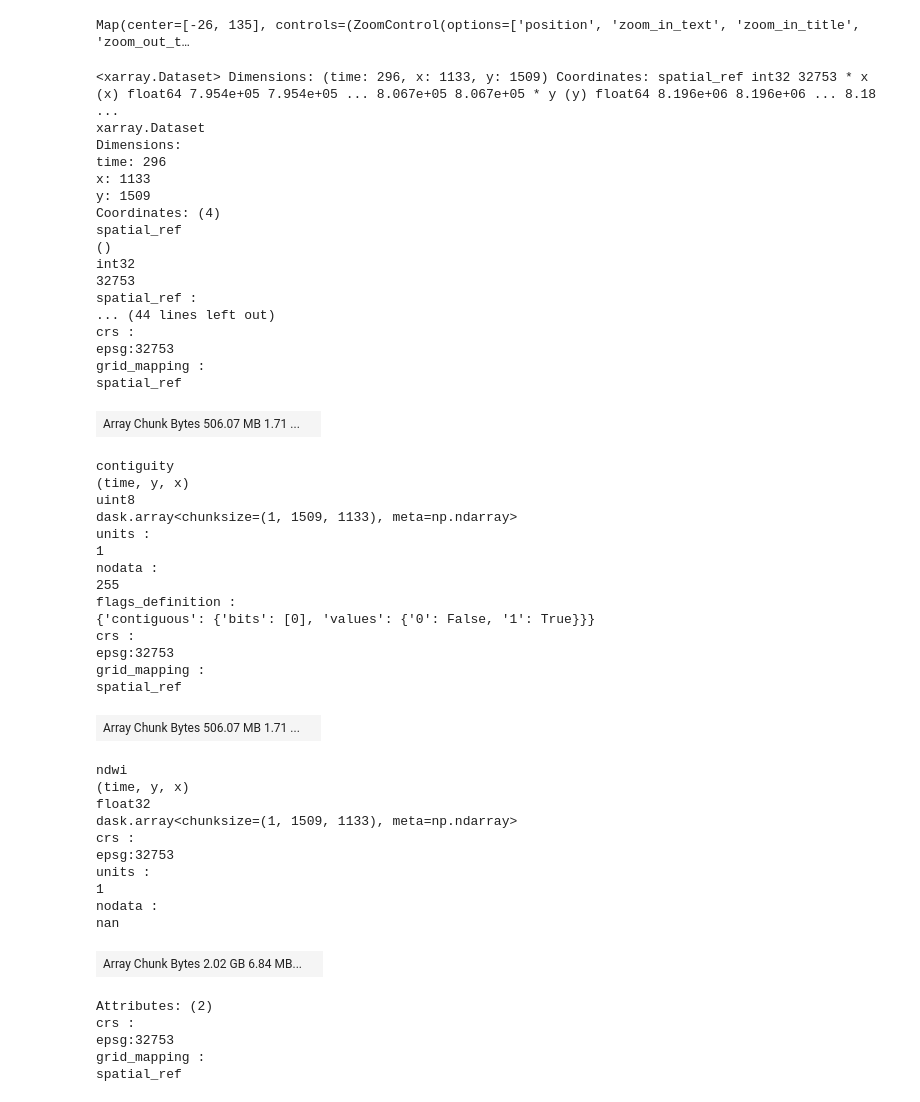
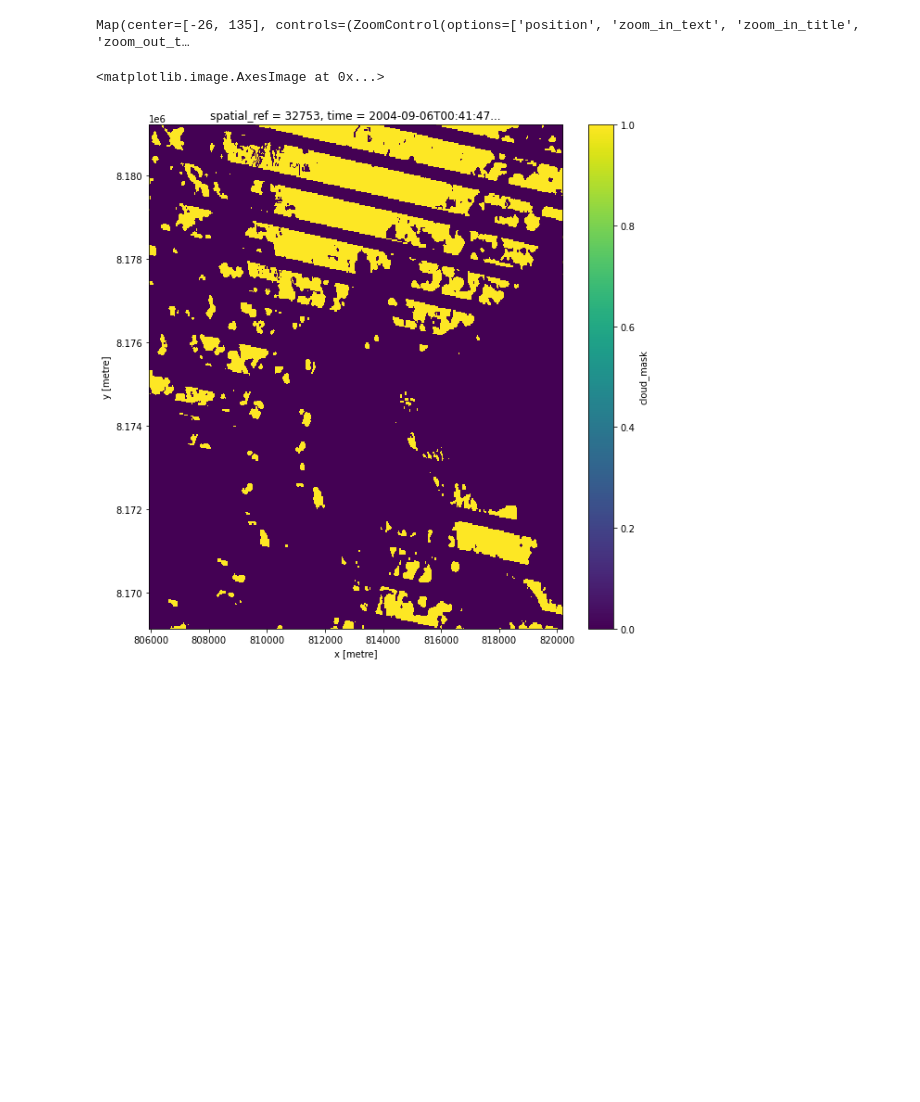
Before and after one commit to GeoscienceAustralia/dea-intertidal, a Jupyter notebook: notebooks/Pixel_based_dem.ipynb, the cells around one changed output. Saved outputs shown, nothing was run; the diff lists cells and outputs as text; code cells hidden in the pictures; blank space fills up the shorter version.

```diff
--- a/notebooks/Pixel_based_dem.ipynb
+++ b/notebooks/Pixel_based_dem.ipynb
@@ -57,8 +55,8 @@ aoi = 'Wollogorang'
 # aoi = 'Greenbank'
 # aoi = 'Seven Emu'
 
-time_range = ('2020', '2021')
-resolution = 10
+time_range = ('1988', '2021')
+resolution = 30
 # %%
 # Import regions of interest
 aoi_gdf = gpd.read_file('data/raw/Phase_1_NT_Gov.geojson').set_index('Name').to_crs('EPSG:3577')
@@ -103,55 +101,6 @@ query_params = {
 'output_crs': 'epsg:32753'}
 # %%
-product = catalog['s2_nbart_ndwi']
-s2_ds = product.load(dc_s2, **query_params)
-s2_ds
+# product = catalog['s2_nbart_ndwi']
+# s2_ds = product.load(dc_s2, **query_params)
+
+# s2_masked = s2_ds.ndwi.where(s2_ds.cloud_mask==1)  #.compute()
-# %% [output]
-<xarray.Dataset> Dimensions: (time: 296, x: 1133, y: 1509) Coordinates: spatial_ref int32 32753 * x (x) float64 7.954e+05 7.954e+05 ... 8.067e+05 8.067e+05 * y (y) float64 8.196e+06 8.196e+06 ... 8.18 ...
-xarray.Dataset
-Dimensions:
-time: 296
-x: 1133
-y: 1509
-Coordinates: (4)
-spatial_ref
-()
-int32
-32753
-spatial_ref :
-... (44 lines left out)
-crs :
-epsg:32753
-grid_mapping :
-spatial_ref
-| Array Chunk Bytes 506.07 MB 1.71 ... |  |
-contiguity
-(time, y, x)
-uint8
-dask.array<chunksize=(1, 1509, 1133), meta=np.ndarray>
-units :
-1
-nodata :
-255
-flags_definition :
-{'contiguous': {'bits': [0], 'values': {'0': False, '1': True}}}
-crs :
-epsg:32753
-grid_mapping :
-spatial_ref
-| Array Chunk Bytes 506.07 MB 1.71 ... |  |
-ndwi
-(time, y, x)
-float32
-dask.array<chunksize=(1, 1509, 1133), meta=np.ndarray>
-crs :
-epsg:32753
-units :
-1
-nodata :
-nan
-| Array Chunk Bytes 2.02 GB 6.84 MB... |  |
-Attributes: (2)
-crs :
-epsg:32753
-grid_mapping :
-spatial_ref
@@ -162,0 +150,8 @@ s2_masked = s2_ds.ndwi.where(s2_ds.cloud_mask==1).compute()
+# %%
+ls_test = ls_ds.sel(time='2004').load()
+# %%
+cloud_shadow = ls_test.cloud_mask.isel(time=56).isin([2, 3])
+cloud_shadow.plot.imshow(figsize=(10, 10))
+# %% [output]
+<matplotlib.image.AxesImage at 0x...>
+[figure, added]
```
Also changed, not shown: parts of 49 cells of this notebook.
